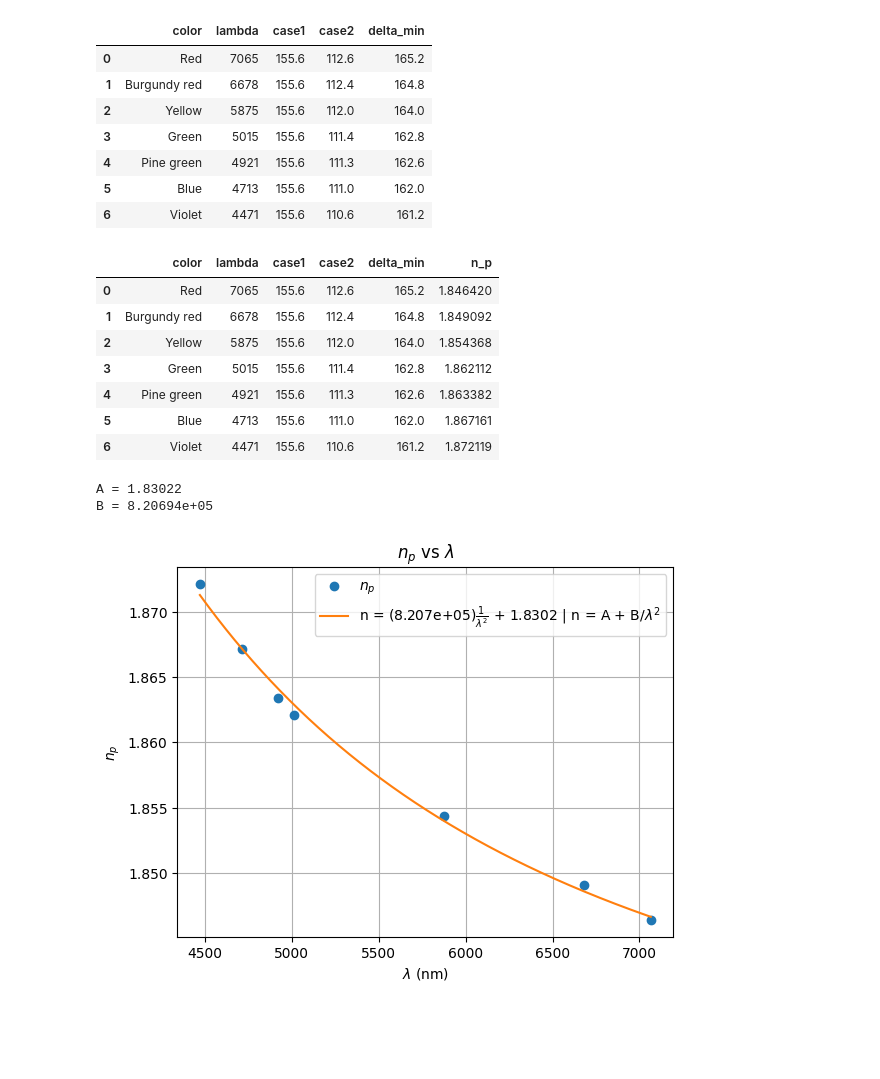
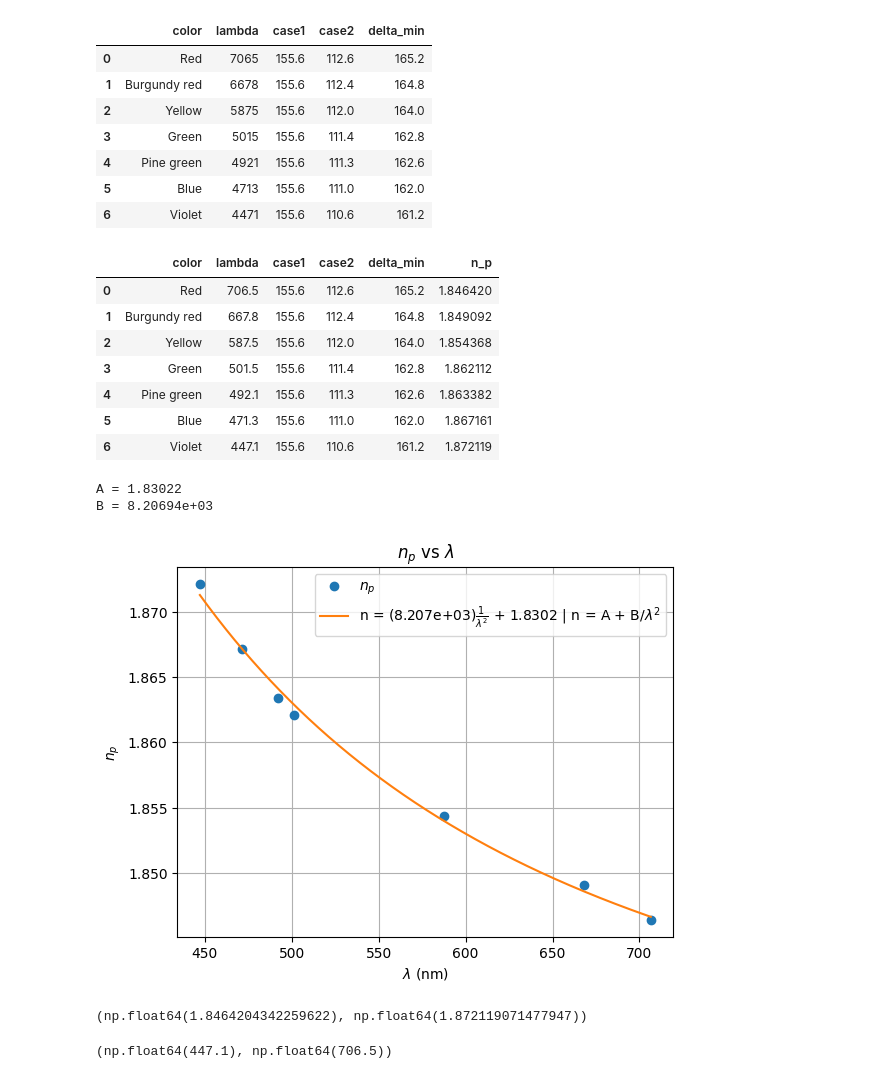
Before and after one commit to ibeuler/LAB-Reports, a Jupyter notebook: OPTIC/8th-Experiment/Analysis/calculations.ipynb, the cells around one changed output. Drawn from its saved outputs; the diff is of its cells as text; code cells hidden in the pictures; blank space fills up the shorter version.

```diff
--- a/OPTIC/8th-Experiment/Analysis/calculations.ipynb
+++ b/OPTIC/8th-Experiment/Analysis/calculations.ipynb
@@ -43,14 +43,15 @@ DATA_Lambda_n
 | 6 | Violet | 4471 | 155.6 | 110.6 | 161.2 |
 # %%
 DATA_Lambda_n["n_p"] = np.sin((np.radians(DATA_Lambda_n["delta_min"]+ Apex_angle)/2)) / np.sin(np.radians(Apex_angle/2))
+DATA_Lambda_n["lambda"] = DATA_Lambda_n["lambda"]*10**-1
 DATA_Lambda_n
 # %% [output]
 |  | color | lambda | case1 | case2 | delta_min | n_p |
-| 0 | Red | 7065 | 155.6 | 112.6 | 165.2 | 1.846420 |
-| 1 | Burgundy red | 6678 | 155.6 | 112.4 | 164.8 | 1.849092 |
-| 2 | Yellow | 5875 | 155.6 | 112.0 | 164.0 | 1.854368 |
-| 3 | Green | 5015 | 155.6 | 111.4 | 162.8 | 1.862112 |
-| 4 | Pine green | 4921 | 155.6 | 111.3 | 162.6 | 1.863382 |
-| 5 | Blue | 4713 | 155.6 | 111.0 | 162.0 | 1.867161 |
-| 6 | Violet | 4471 | 155.6 | 110.6 | 161.2 | 1.872119 |
+| 0 | Red | 706.5 | 155.6 | 112.6 | 165.2 | 1.846420 |
+| 1 | Burgundy red | 667.8 | 155.6 | 112.4 | 164.8 | 1.849092 |
+| 2 | Yellow | 587.5 | 155.6 | 112.0 | 164.0 | 1.854368 |
+| 3 | Green | 501.5 | 155.6 | 111.4 | 162.8 | 1.862112 |
+| 4 | Pine green | 492.1 | 155.6 | 111.3 | 162.6 | 1.863382 |
+| 5 | Blue | 471.3 | 155.6 | 111.0 | 162.0 | 1.867161 |
+| 6 | Violet | 447.1 | 155.6 | 110.6 | 161.2 | 1.872119 |
 # %%
@@ -82,5 +84,13 @@ plt.savefig('../plots/npVSlambda.png', dpi=300, bbox_inches='tight')
 plt.show()
 # %% [output]
 A = 1.83022
-B = 8.20694e+05
+B = 8.20694e+03
-[figure, old version]
+[figure, new version]
+# %%
+DATA_Lambda_n["n_p"].min(), DATA_Lambda_n["n_p"].max()
+# %% [output]
+(np.float64(1.8464204342259622), np.float64(1.872119071477947))
+# %%
+DATA_Lambda_n["lambda"].min(), DATA_Lambda_n["lambda"].max()
+# %% [output]
+(np.float64(447.1), np.float64(706.5))
```
Also changed, not shown: parts of 2 cells of this notebook, 8 other files.
